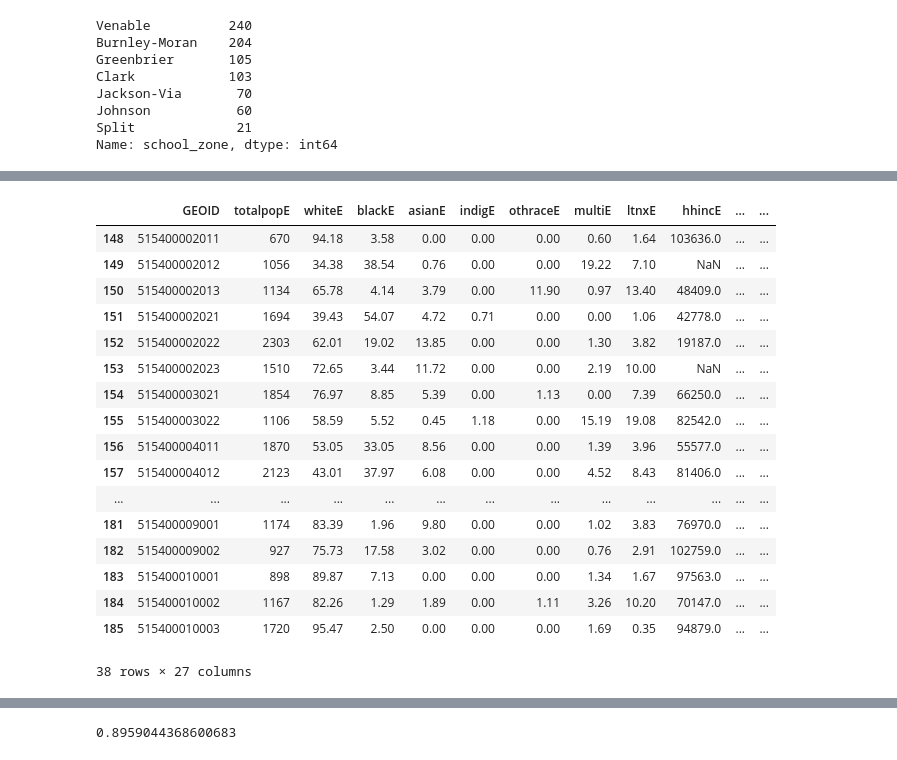
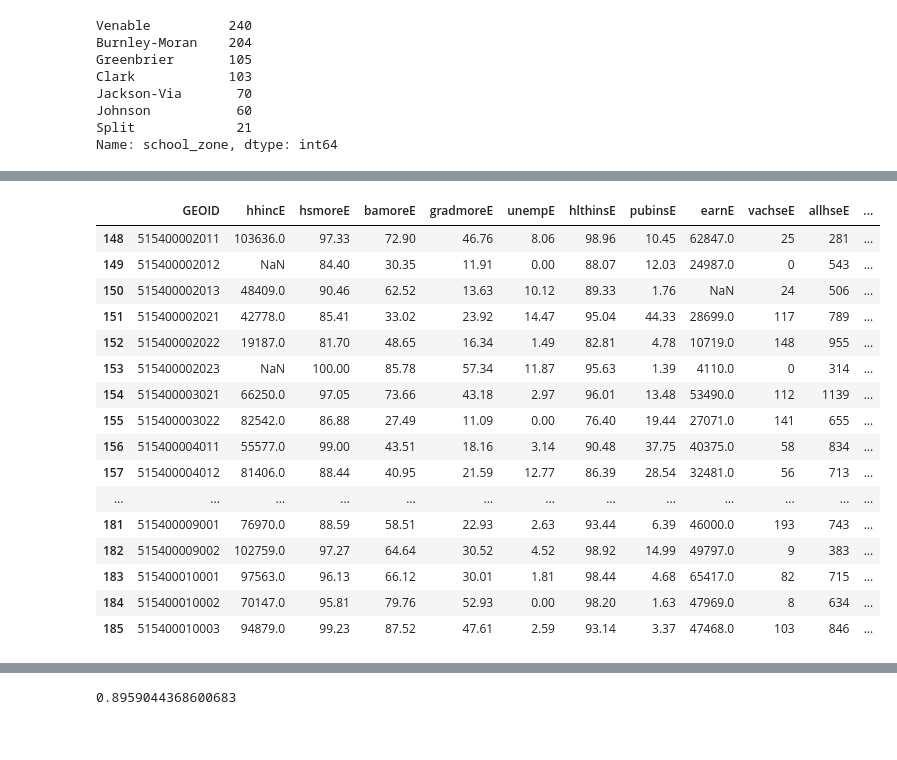
Before and after one commit to LydiaCuffman/cville_school_zones, a Jupyter notebook: EDA.ipynb, the cells around one changed output, grey strips where cells are left out. Saved outputs shown, nothing was run; the diff lists cells and outputs as text; code cells hidden in the pictures.

```diff
--- a/EDA.ipynb
+++ b/EDA.ipynb
@@ -489,25 +429,26 @@ pop
 # %%
-block_columns = ['GEOID', 'totalpopE', 'whiteE', 'blackE', 'asianE', 'indigE', 'othraceE', 'multiE', 'ltnxE', 'hhincE',
-                'hsmoreE', 'bamoreE', 'gradmoreE', 'unempE', 'hlthinsE', 'pubinsE', 'earnE', 'vachseE', 'allhseE',
-                'snapE', 'renter30E', 'homeownE', 'vacrateE', 'age17E', 'age24E', 'age64E', 'age65E']
+#Many columns are all nulls, and others repeat information we already have. Additionally there are features that
+#are not relevant to our question, like water acreage.
+block_columns = ['GEOID', 'hhincE','hsmoreE', 'bamoreE', 'gradmoreE', 'unempE', 'hlthinsE', 'pubinsE',
+                 'earnE', 'vachseE', 'allhseE','snapE', 'renter30E', 'homeownE', 'vacrateE', 'age17E',
+                 'age24E', 'age64E', 'age65E']
 cc_blocks = cc_blocks[block_columns]
 cc_blocks
 # %% [output]
-|  | GEOID | totalpopE | whiteE | blackE | asianE | indigE | othraceE | multiE | ltnxE | hhincE | ... | ... |
-| 148 | 515400002011 | 670 | 94.18 | 3.58 | 0.00 | 0.00 | 0.00 | 0.60 | 1.64 | 103636.0 | ... | ... |
-| 149 | 515400002012 | 1056 | 34.38 | 38.54 | 0.76 | 0.00 | 0.00 | 19.22 | 7.10 | NaN | ... | ... |
-| 150 | 515400002013 | 1134 | 65.78 | 4.14 | 3.79 | 0.00 | 11.90 | 0.97 | 13.40 | 48409.0 | ... | ... |
-| 151 | 515400002021 | 1694 | 39.43 | 54.07 | 4.72 | 0.71 | 0.00 | 0.00 | 1.06 | 42778.0 | ... | ... |
-| 152 | 515400002022 | 2303 | 62.01 | 19.02 | 13.85 | 0.00 | 0.00 | 1.30 | 3.82 | 19187.0 | ... | ... |
-| 153 | 515400002023 | 1510 | 72.65 | 3.44 | 11.72 | 0.00 | 0.00 | 2.19 | 10.00 | NaN | ... | ... |
-| 154 | 515400003021 | 1854 | 76.97 | 8.85 | 5.39 | 0.00 | 1.13 | 0.00 | 7.39 | 66250.0 | ... | ... |
-| 155 | 515400003022 | 1106 | 58.59 | 5.52 | 0.45 | 1.18 | 0.00 | 15.19 | 19.08 | 82542.0 | ... | ... |
-| 156 | 515400004011 | 1870 | 53.05 | 33.05 | 8.56 | 0.00 | 0.00 | 1.39 | 3.96 | 55577.0 | ... | ... |
-| 157 | 515400004012 | 2123 | 43.01 | 37.97 | 6.08 | 0.00 | 0.00 | 4.52 | 8.43 | 81406.0 | ... | ... |
+|  | GEOID | hhincE | hsmoreE | bamoreE | gradmoreE | unempE | hlthinsE | pubinsE | earnE | vachseE | allhseE | ... |
+| 148 | 515400002011 | 103636.0 | 97.33 | 72.90 | 46.76 | 8.06 | 98.96 | 10.45 | 62847.0 | 25 | 281 | ... |
+| 149 | 515400002012 | NaN | 84.40 | 30.35 | 11.91 | 0.00 | 88.07 | 12.03 | 24987.0 | 0 | 543 | ... |
+| 150 | 515400002013 | 48409.0 | 90.46 | 62.52 | 13.63 | 10.12 | 89.33 | 1.76 | NaN | 24 | 506 | ... |
+| 151 | 515400002021 | 42778.0 | 85.41 | 33.02 | 23.92 | 14.47 | 95.04 | 44.33 | 28699.0 | 117 | 789 | ... |
+| 152 | 515400002022 | 19187.0 | 81.70 | 48.65 | 16.34 | 1.49 | 82.81 | 4.78 | 10719.0 | 148 | 955 | ... |
+| 153 | 515400002023 | NaN | 100.00 | 85.78 | 57.34 | 11.87 | 95.63 | 1.39 | 4110.0 | 0 | 314 | ... |
+| 154 | 515400003021 | 66250.0 | 97.05 | 73.66 | 43.18 | 2.97 | 96.01 | 13.48 | 53490.0 | 112 | 1139 | ... |
+| 155 | 515400003022 | 82542.0 | 86.88 | 27.49 | 11.09 | 0.00 | 76.40 | 19.44 | 27071.0 | 141 | 655 | ... |
+| 156 | 515400004011 | 55577.0 | 99.00 | 43.51 | 18.16 | 3.14 | 90.48 | 37.75 | 40375.0 | 58 | 834 | ... |
+| 157 | 515400004012 | 81406.0 | 88.44 | 40.95 | 21.59 | 12.77 | 86.39 | 28.54 | 32481.0 | 56 | 713 | ... |
 | ... | ... | ... | ... | ... | ... | ... | ... | ... | ... | ... | ... | ... |
-| 181 | 515400009001 | 1174 | 83.39 | 1.96 | 9.80 | 0.00 | 0.00 | 1.02 | 3.83 | 76970.0 | ... | ... |
-| 182 | 515400009002 | 927 | 75.73 | 17.58 | 3.02 | 0.00 | 0.00 | 0.76 | 2.91 | 102759.0 | ... | ... |
-| 183 | 515400010001 | 898 | 89.87 | 7.13 | 0.00 | 0.00 | 0.00 | 1.34 | 1.67 | 97563.0 | ... | ... |
-| 184 | 515400010002 | 1167 | 82.26 | 1.29 | 1.89 | 0.00 | 1.11 | 3.26 | 10.20 | 70147.0 | ... | ... |
-| 185 | 515400010003 | 1720 | 95.47 | 2.50 | 0.00 | 0.00 | 0.00 | 1.69 | 0.35 | 94879.0 | ... | ... |
+| 181 | 515400009001 | 76970.0 | 88.59 | 58.51 | 22.93 | 2.63 | 93.44 | 6.39 | 46000.0 | 193 | 743 | ... |
+| 182 | 515400009002 | 102759.0 | 97.27 | 64.64 | 30.52 | 4.52 | 98.92 | 14.99 | 49797.0 | 9 | 383 | ... |
+| 183 | 515400010001 | 97563.0 | 96.13 | 66.12 | 30.01 | 1.81 | 98.44 | 4.68 | 65417.0 | 82 | 715 | ... |
+| 184 | 515400010002 | 70147.0 | 95.81 | 79.76 | 52.93 | 0.00 | 98.20 | 1.63 | 47969.0 | 8 | 634 | ... |
+| 185 | 515400010003 | 94879.0 | 99.23 | 87.52 | 47.61 | 2.59 | 93.14 | 3.37 | 47468.0 | 103 | 846 | ... |
-38 rows × 27 columns
```
Also changed, not shown: parts of 35 cells of this notebook.
